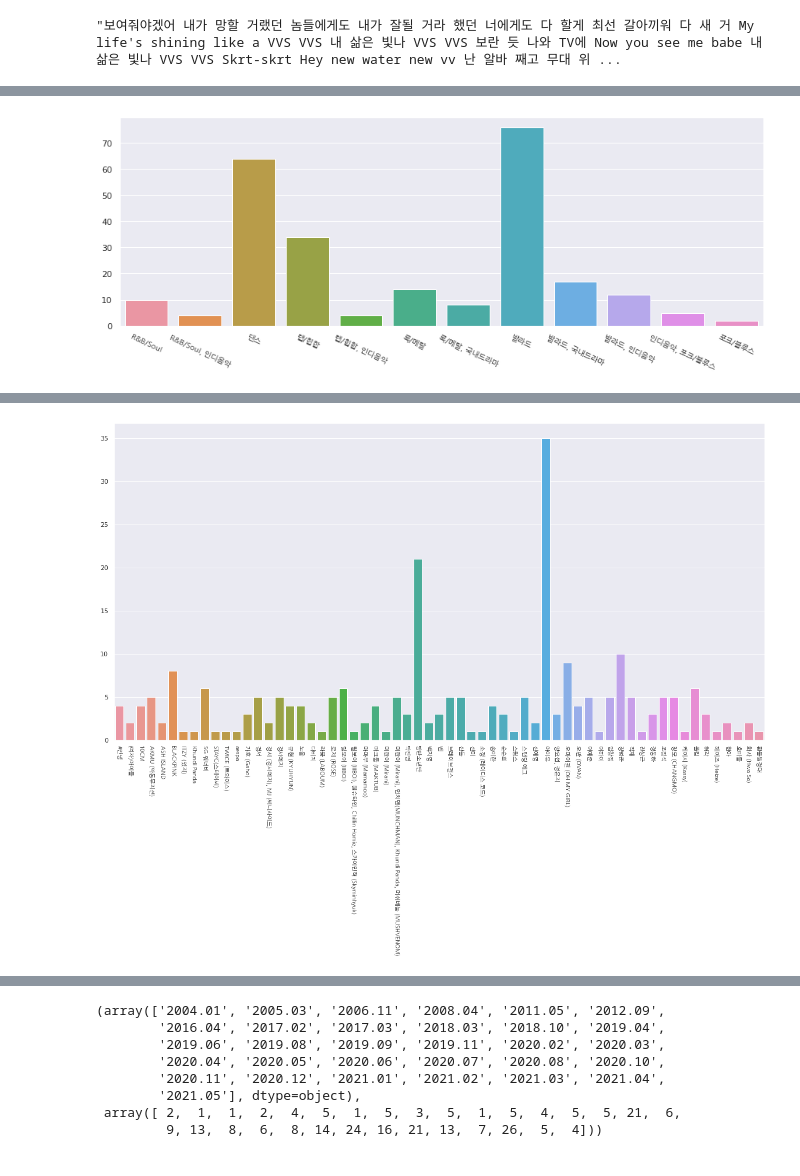
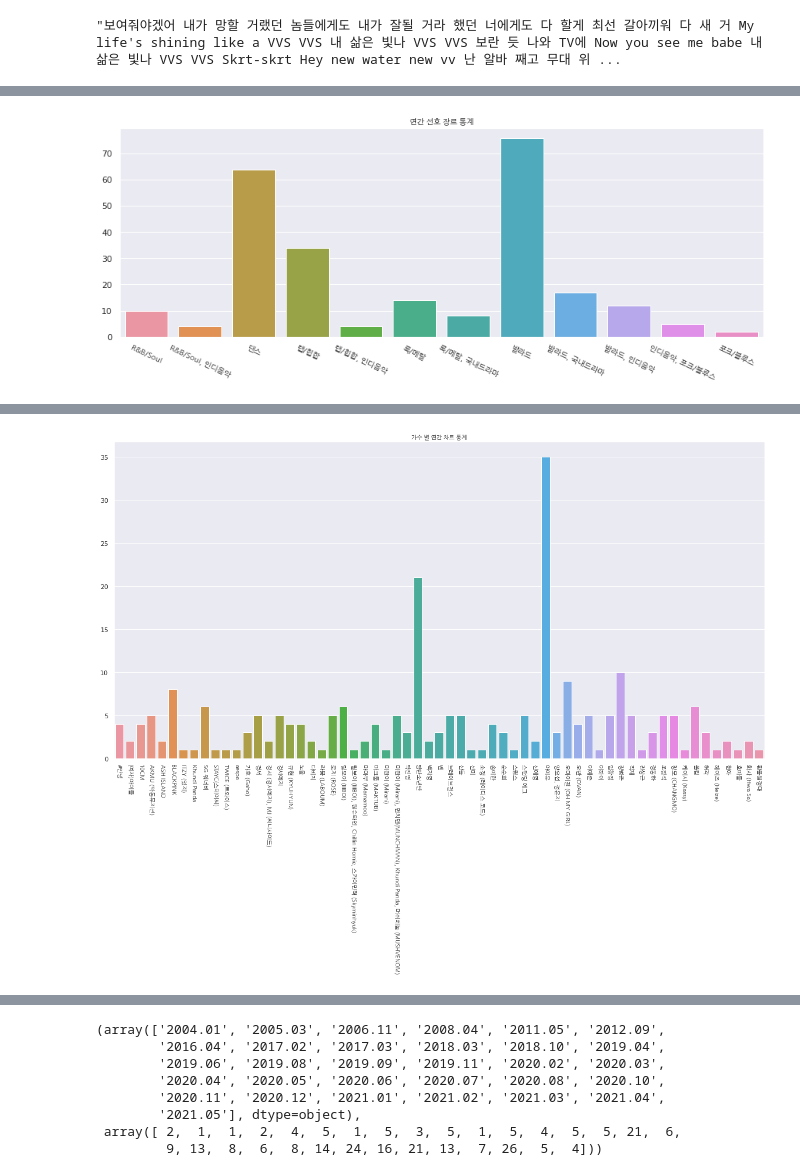
Before and after one commit to EG-L/Project, a Jupyter notebook: Melon_chart.ipynb, the cells around one changed output, grey strips where cells are left out. Cells and saved outputs as stored; diff of their text form; code cells hidden in the pictures.

```diff
--- a/Melon_chart.ipynb
+++ b/Melon_chart.ipynb
@@ -116,10 +116,11 @@ fontprop = fm.FontProperties(fname=font_path, size=10)
 # %%
 plt.figure(figsize=(15,5))
 sns.barplot(x=[i for i in genre[0]],y=[i for i in genre[1]])
 plt.xticks(fontproperties=fontprop,rotation=-25)
+plt.title('연간 선호 장르 통계',fontproperties=fontprop)
 plt.show()
 # %% [output]
-[figure, old version]
+[figure, new version]
 # %%
 artist = np.unique(df['artist'],return_counts=True)
 # %%
@@ -146,9 +147,10 @@ artist
 plt.figure(figsize=(20,10))
 sns.barplot(x=[i for i in artist[0]],y=[i for i in artist[1]])
 plt.xticks(fontproperties=fontprop,rotation=-90)
+plt.title('가수 별 연간 차트 통계',fontproperties=fontprop)
 plt.show()
 # %% [output]
-[figure, old version]
+[figure, new version]
 # %%
 df['date'] = [df['date'][i][:-3] for i in range(len(df['date']))]
 df['ranking'] = [(df['ranking'][i][:-1]).replace('월','-') for i in range(len(df['ranking']))]
```
Also changed, not shown: parts of 4 cells of this notebook.
